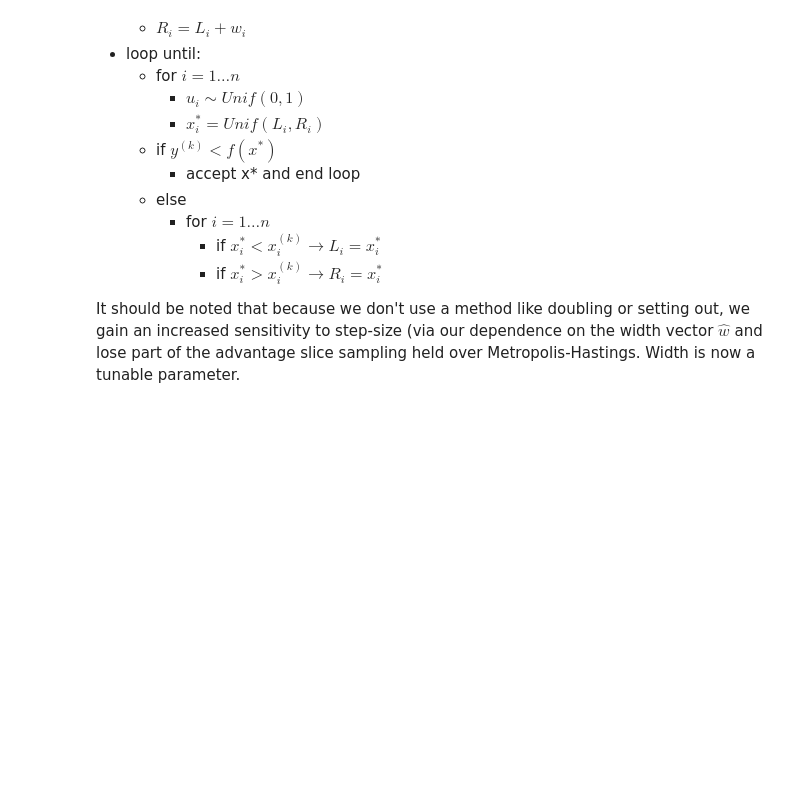
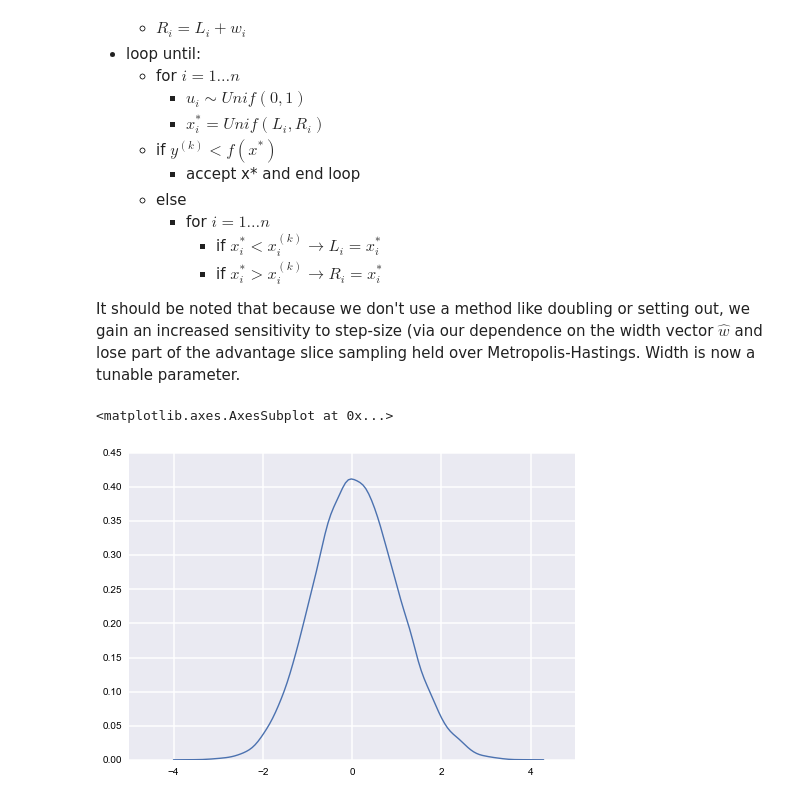
Before and after one commit to AM207/Site, a Jupyter notebook: am207/content/notebooks/Lecture11_SliceSampling.ipynb, the cells around one changed output. Cells and saved outputs as stored; diff of their text form; code cells hidden in the pictures; blank space fills up the shorter version.

```diff
--- a/am207/content/notebooks/Lecture11_SliceSampling.ipynb
+++ b/am207/content/notebooks/Lecture11_SliceSampling.ipynb
@@ -565,3 +565,70 @@ We outline a simple solution that gives up some of the natural advantages of uni
 
 
 It should be noted that because we don't use a method like doubling or setting out, we gain an increased sensitivity to step-size (via our dependence on the width vector $ \hat{w} $ and lose part of the advantage slice sampling held over Metropolis-Hastings.  Width is now a tunable parameter.
+# %%
+def mvslice(pdf, x0, widths, sampleSize=1000, dims=2, burnin=0, thin=0):
+
+    """
+
+    :param pdf:  function we're trying to sample
+    :param x0:   inital point
+    :param widths:  prior for widths of our hyperrectangle
+    :param sampleSize:  number of samples to generate
+    :param dims:  dimension of our multivariate space
+    :param burnin:  number of samples to get rid of at beginning
+    :param thin:   number of samples to keep
+    """
+    y0 = np.random.uniform(low=0, high=pdf(x0))
+    samples = []
+
+    # get hyperrectangle
+    rectUnifs = np.random.uniform(size=dims)
+    rectLefts = x0 - widths*rectUnifs
+    rectRights = rectLefts + widths
+
+    # Get our samples
+    for i in range(sampleSize):
+
+        while (True):
+
+            # new proposal
+            xstarUnifs = np.random.uniform(size=dims)
+            xstar = rectLefts + xstarUnifs*(rectRights - rectLefts)
+
+            if y0 < pdf(xstar):
+                break
+            else:
+
+                # update rectangle
+                for j in range(dims):
+
+                    if xstar[j] < x0[j]:
+                        rectLefts[j] = xstar[j]
+                    else:
+                        rectRights[j] = xstar[j]
+
+
+        # save our sample
+        samples.append(xstar)
+
+        # Our last sample x0 is now our proposal
+        x0 = xstar
+
+        # Get our new y0 for next step
+        y0 = np.random.uniform(low=0, high=pdf(x0))
+
+        # reset our rectangle
+        rectLefts = x0 - widths*rectUnifs
+        rectRights = rectLefts + widths
+
+    return samples
+
+pdf = lambda x: np.e**(-(x[0]**2)/2 - ((-x[1])**2)/2)
+X = mvslice(pdf,[0,0], [10,10], sampleSize=10000)
+Xs = [a[1] for a in X]
+Ys = [a[0] for a in X]
+
+sns.kdeplot(X)
+# %% [output]
+<matplotlib.axes.AxesSubplot at 0x...>
+[figure, added]
```
